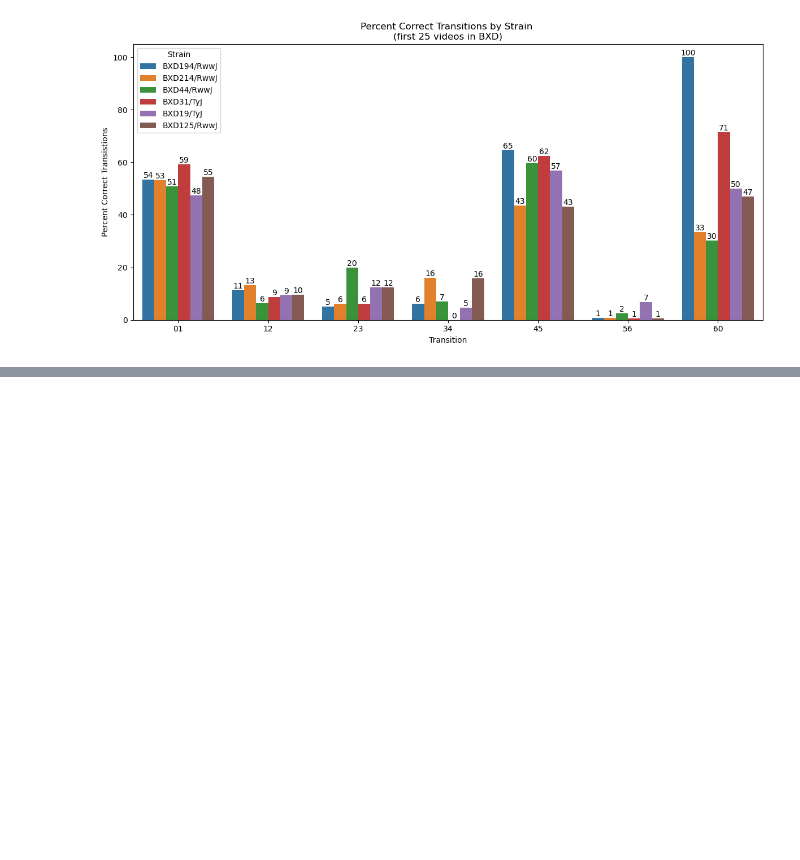
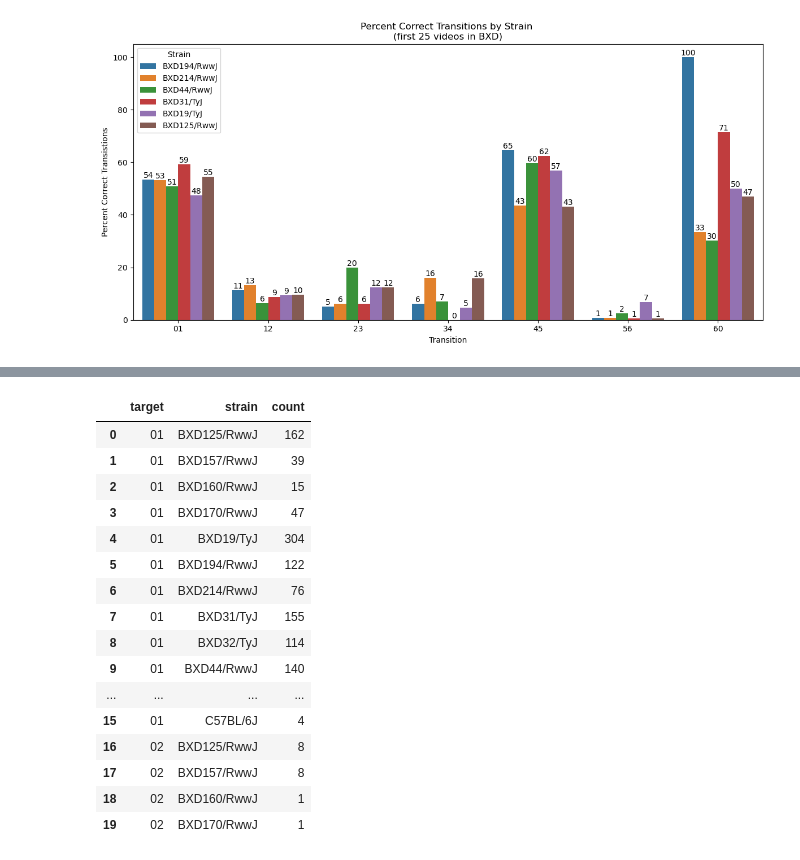
Before and after one commit to brigbrog/Syntactic-Grooming, a Jupyter notebook: bout_machine.ipynb, the cells around one changed output, grey strips where cells are left out. Cells and saved outputs as stored; diff of their text form; code cells hidden in the pictures; blank space fills up the shorter version.

```diff
--- a/bout_machine.ipynb
+++ b/bout_machine.ipynb
@@ -541,0 +585,27 @@ plt.show()
+# %%
+count_df = (
+    bxd50['BXD50_tran0']
+    .groupby(['target', 'strain'], observed=True)
+    .size()
+    .reset_index(name='count')
+)
+
+count_df.head(20)
+# %% [output]
+|  | target | strain | count |
+| 0 | 01 | BXD125/RwwJ | 162 |
+| 1 | 01 | BXD157/RwwJ | 39 |
+| 2 | 01 | BXD160/RwwJ | 15 |
+| 3 | 01 | BXD170/RwwJ | 47 |
+| 4 | 01 | BXD19/TyJ | 304 |
+| 5 | 01 | BXD194/RwwJ | 122 |
+| 6 | 01 | BXD214/RwwJ | 76 |
+| 7 | 01 | BXD31/TyJ | 155 |
+| 8 | 01 | BXD32/TyJ | 114 |
+| 9 | 01 | BXD44/RwwJ | 140 |
+| ... | ... | ... | ... |
+| 15 | 01 | C57BL/6J | 4 |
+| 16 | 02 | BXD125/RwwJ | 8 |
+| 17 | 02 | BXD157/RwwJ | 8 |
+| 18 | 02 | BXD160/RwwJ | 1 |
+| 19 | 02 | BXD170/RwwJ | 1 |
```
Also changed, not shown: parts of 6 cells of this notebook.
